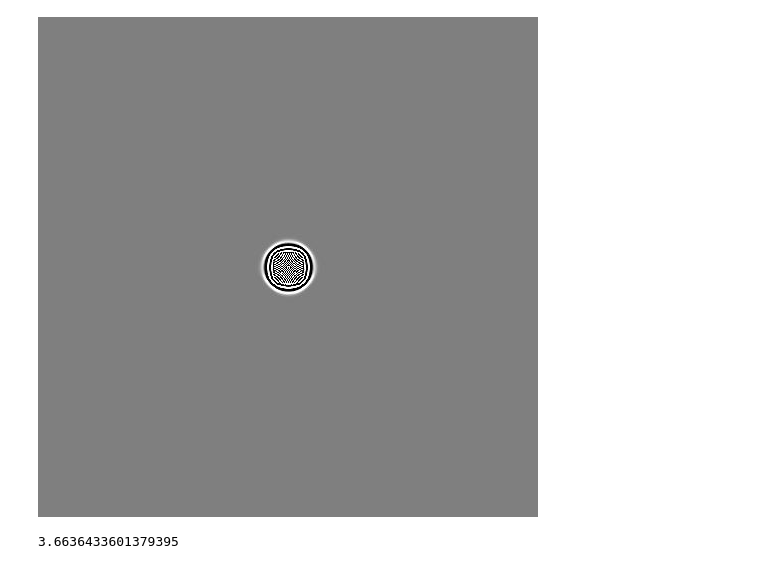
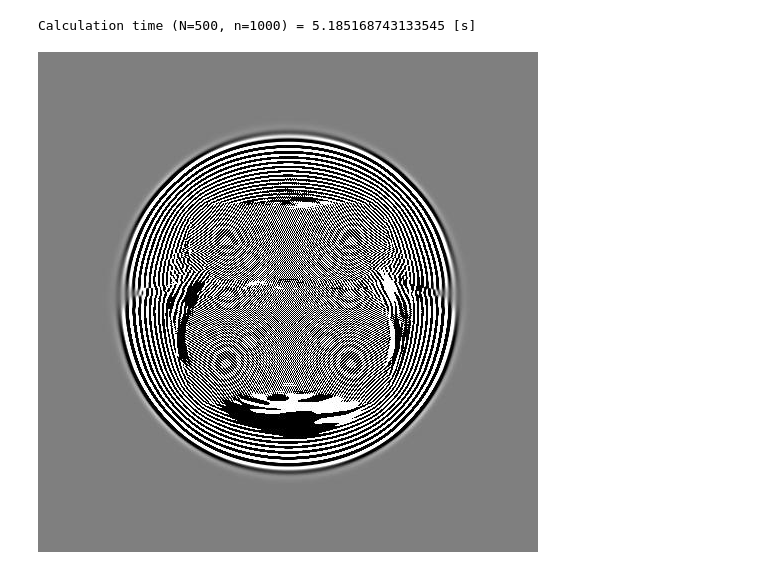
Before and after one commit to ubsuny/burgers-equation-nvidia-jetson, a Jupyter notebook: Problem1.ipynb, the cells around one changed output. Saved outputs shown, nothing was run; the diff lists cells and outputs as text; code cells hidden in the pictures.

```diff
--- a/Problem1.ipynb
+++ b/Problem1.ipynb
@@ -65,10 +60,0 @@ DisplayArray(u_init, rng=[-0.1, 0.1])
-# %%
-N = 500
-
-# Set everything to zero
-u_init = np.zeros([N, N], dtype=np.float32)
-ut_init = np.zeros([N, N], dtype=np.float32)
-
-u_init[N//2,N//2] = 10.
-
-DisplayArray(u_init, rng=[-0.1, 0.1])
@@ -103,15 +87,25 @@ step = tf.group(
 tf.global_variables_initializer().run()
 # %%
 # Run 1000 steps of PDE
+steps = 1000
 start = time.time()
-for i in range(300):
+for i in range(steps):
     # Step simulation
     step.run({eps: 0.03, damping: 0.04, c: 3.0})
-    DisplayArray(U.eval(), rng=[-0.1, 0.1])
 
 elapsed = time.time() - start
-print(elapsed)
-sess.close()
+print("Calculation time (N=500, n=1000) = "+str(elapsed)+" [s]")
 # %% [output]
-[figure, removed]
-3.6636433601379395
+Calculation time (N=500, n=1000) = 5.185168743133545 [s]
+# %%
+# Run 1000 steps of PDE
+steps = 1000
+step_times = []
+for i in range(steps):
+    # Step simulation
+    start_step = time.time()
+    step.run({eps: 0.03, damping: 0.04, c: 3.0})
+    step_times.append(time.time() - start_step)
+    DisplayArray(U.eval(), rng=[-0.1, 0.1])
+# %% [output]
+[figure, added]
```
Also changed, not shown: parts of 7 cells of this notebook, 3 other files.
